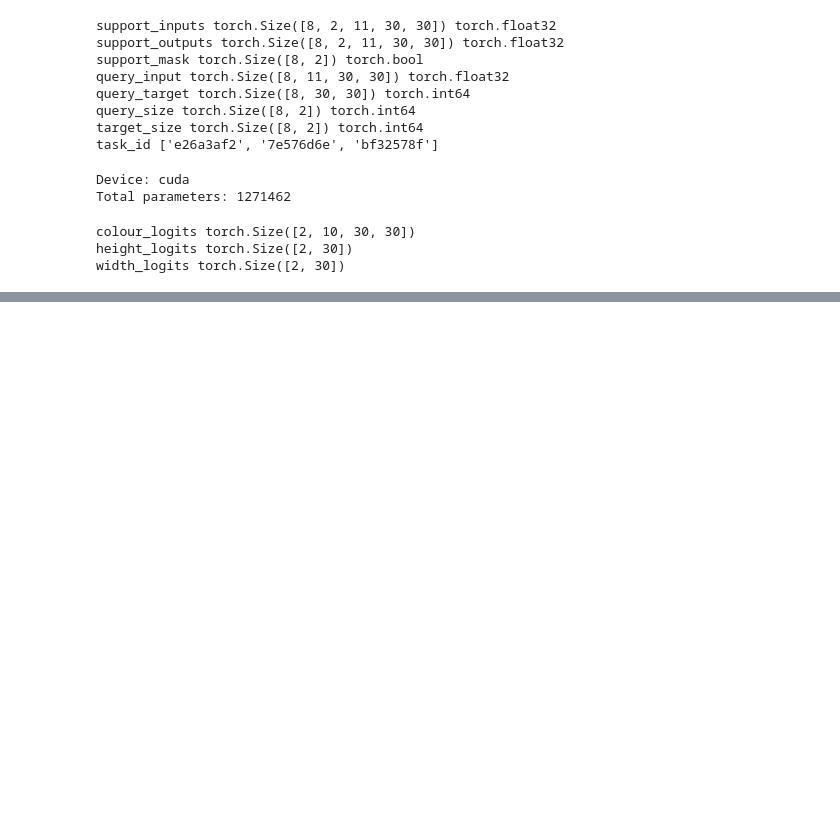
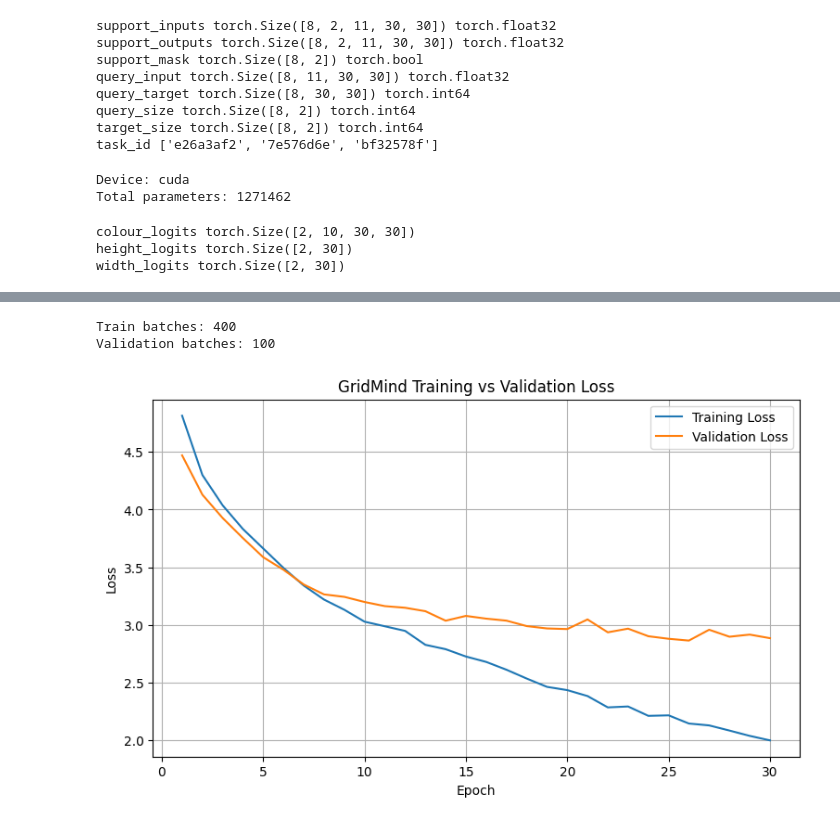
Before and after one commit to shriom17/GridMind, a Jupyter notebook: gridmind.ipynb, the cells around one changed output, grey strips where cells are left out. Cells and saved outputs as stored; diff of their text form; code cells hidden in the pictures; blank space fills up the shorter version.

Commit message:
Kaggle Notebook | GridMind | Version 1

```diff
--- a/gridmind.ipynb
+++ b/gridmind.ipynb
@@ -952,0 +998,26 @@ width_logits torch.Size([2, 30])
+# %%
+#cell 22
+import os
+
+optimizer = torch.optim.AdamW(
+    model.parameters(),
+    lr=1e-4,
+    weight_decay=1e-4
+)
+
+scheduler = torch.optim.lr_scheduler.ReduceLROnPlateau(
+    optimizer,
+    mode="min",
+    factor=0.5,
+    patience=3
+)
+
+CHECKPOINT_DIR = os.path.join(
+    PROJECT_DIR, "checkpoints"
+)
+
+os.makedirs(CHECKPOINT_DIR, exist_ok=True)
+
+BEST_MODEL_PATH = os.path.join(
+    CHECKPOINT_DIR, "gridmind_best.pt"
+)
@@ -952,0 +1245,44 @@ width_logits torch.Size([2, 30])
+# %%
+#cell 25
+train_loader = DataLoader(
+    train_dataset,
+    batch_size=2,
+    shuffle=True,
+    collate_fn=gridmind_collate,
+    num_workers=0
+)
+
+val_loader = DataLoader(
+    val_dataset,
+    batch_size=2,
+    shuffle=False,
+    collate_fn=gridmind_collate,
+    num_workers=0
+)
+
+print("Train batches:", len(train_loader))
+print("Validation batches:", len(val_loader))
+# %% [output]
+Train batches: 400
+Validation batches: 100
+# %%
+#cell 26
+import matplotlib.pyplot as plt
+
+epochs = [x["epoch"] for x in history]
+train_losses = [x["train_loss"] for x in history]
+val_losses = [x["loss"] for x in history]
+
+plt.figure(figsize=(9, 5))
+
+plt.plot(epochs, train_losses, label="Training Loss")
+plt.plot(epochs, val_losses, label="Validation Loss")
+
+plt.xlabel("Epoch")
+plt.ylabel("Loss")
+plt.title("GridMind Training vs Validation Loss")
+plt.legend()
+plt.grid(True)
+plt.show()
+# %% [output]
+[figure, added]
```
Also changed, not shown: parts of 3 cells of this notebook.
